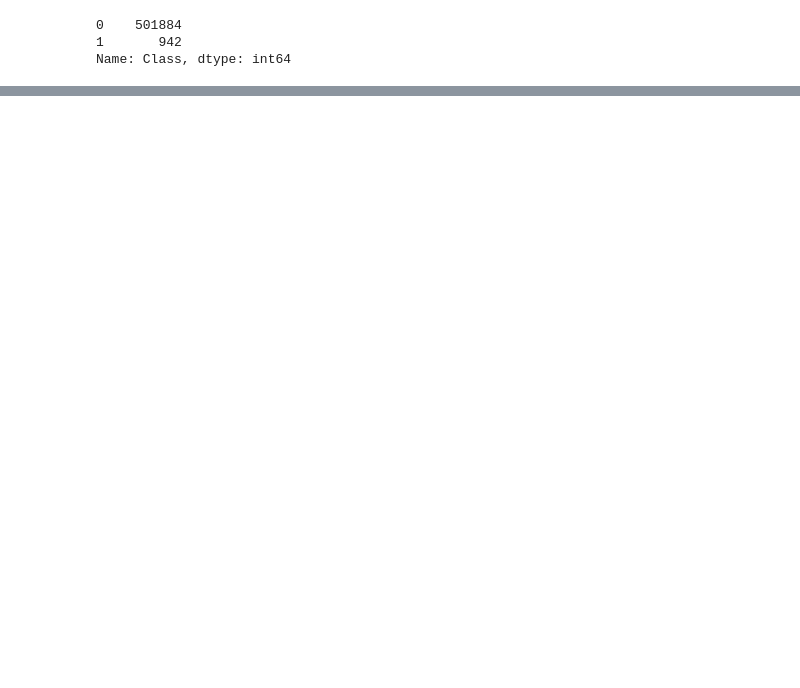
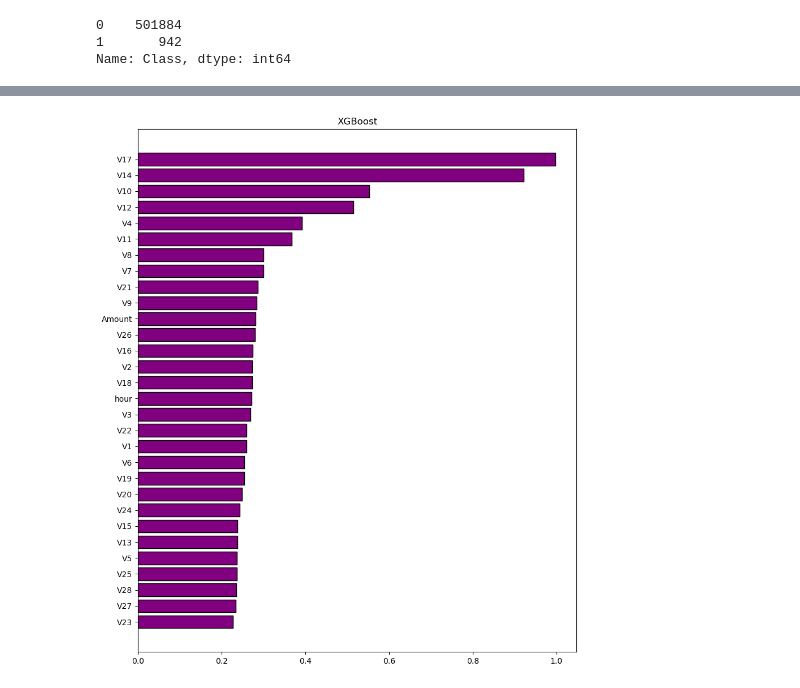
Before and after one commit to jjh0987/MyProject, a Jupyter notebook: pythonProject/kaggle/playground epi4/cat.ipynb, the cells around one changed output, grey strips where cells are left out. Cells and saved outputs as stored; diff of their text form; code cells hidden in the pictures; blank space fills up the shorter version.

```diff
--- a/pythonProject/kaggle/playground epi4/cat.ipynb
+++ b/pythonProject/kaggle/playground epi4/cat.ipynb
@@ -86,6 +116,6 @@ train = train.reset_index(drop=True)
 # %%
-from sklearn.preprocessing import MinMaxScaler
-MM = MinMaxScaler()
-MM.fit(np.array(train.Amount).reshape(-1,1))
-tp = MM.transform(np.array(train.Amount).reshape(-1,1))
-train['Amount'] = tp
+# from sklearn.preprocessing import MinMaxScaler
+# MM = MinMaxScaler()
+# MM.fit(np.array(train.Amount).reshape(-1,1))
+# tp = MM.transform(np.array(train.Amount).reshape(-1,1))
+# train['Amount'] = tp
@@ -105,11 +125,11 @@ Index(['Time', 'V1', 'V2', 'V3', 'V4', 'V5', 'V6', 'V7', 'V8', 'V9', 'V10',
 # %%
 # drop V15,V23,V20,V5,V28,time
 # %%
-target = 'Class'
-features = ['V1', 'V2', 'V3', 'V4', 'V6', 'V7', 'V8', 'V9', 'V10',
-       'V11', 'V12', 'V13', 'V14', 'V16', 'V17', 'V18', 'V19',
-       'V21', 'V22', 'V24', 'V25', 'V26', 'V27', 'Amount']
+# target = 'Class'
+# # features = ['V1', 'V2', 'V3', 'V4', 'V6', 'V7', 'V8', 'V9', 'V10',
+# #        'V11', 'V12', 'V13', 'V14', 'V16', 'V17', 'V18', 'V19',
+# #        'V21', 'V22', 'V24', 'V25', 'V26', 'V27', 'Amount']
 
-features = [ 'V1', 'V2', 'V3', 'V4', 'V7', 'V8', 'V9', 'V10',
-       'V11', 'V12', 'V13', 'V14', 'V16', 'V17', 'V18', 'V19',
-       'V21', 'V24', 'V25', 'V26']
+# features = [ 'V1', 'V2', 'V3', 'V4', 'V7', 'V8', 'V9', 'V10',
+#        'V11', 'V12', 'V13', 'V14', 'V16', 'V17', 'V18', 'V19',
+#        'V21', 'V24', 'V25', 'V26', 'Amount']
@@ -478,12 +730,14 @@ plt.show()
 # %%
-# plt.figure(figsize = (10, 12))
-# xgb_imp = np.zeros(len(features))
-# for model in models[10:20]:
-#     xgb_imp += model.feature_importances_
+plt.figure(figsize = (10, 12))
+xgb_imp = np.zeros(len(models[10].feature_importances_))
+for model in models[10:20]:
+    xgb_imp += model.feature_importances_
 
-# plt.barh([features[i] for i in np.argsort(xgb_imp)], sorted(xgb_imp),
-#          color = "purple", edgecolor = "#000000")
+plt.barh([features[i] for i in np.argsort(xgb_imp)], sorted(xgb_imp),
+         color = "purple", edgecolor = "#000000")
 
-# plt.title("XGBoost")
-# plt.show()
+plt.title("XGBoost")
+plt.show()
+# %% [output]
+[figure, added]
 # %%
```
Also changed, not shown: parts of 48 cells of this notebook, 28 other files.
